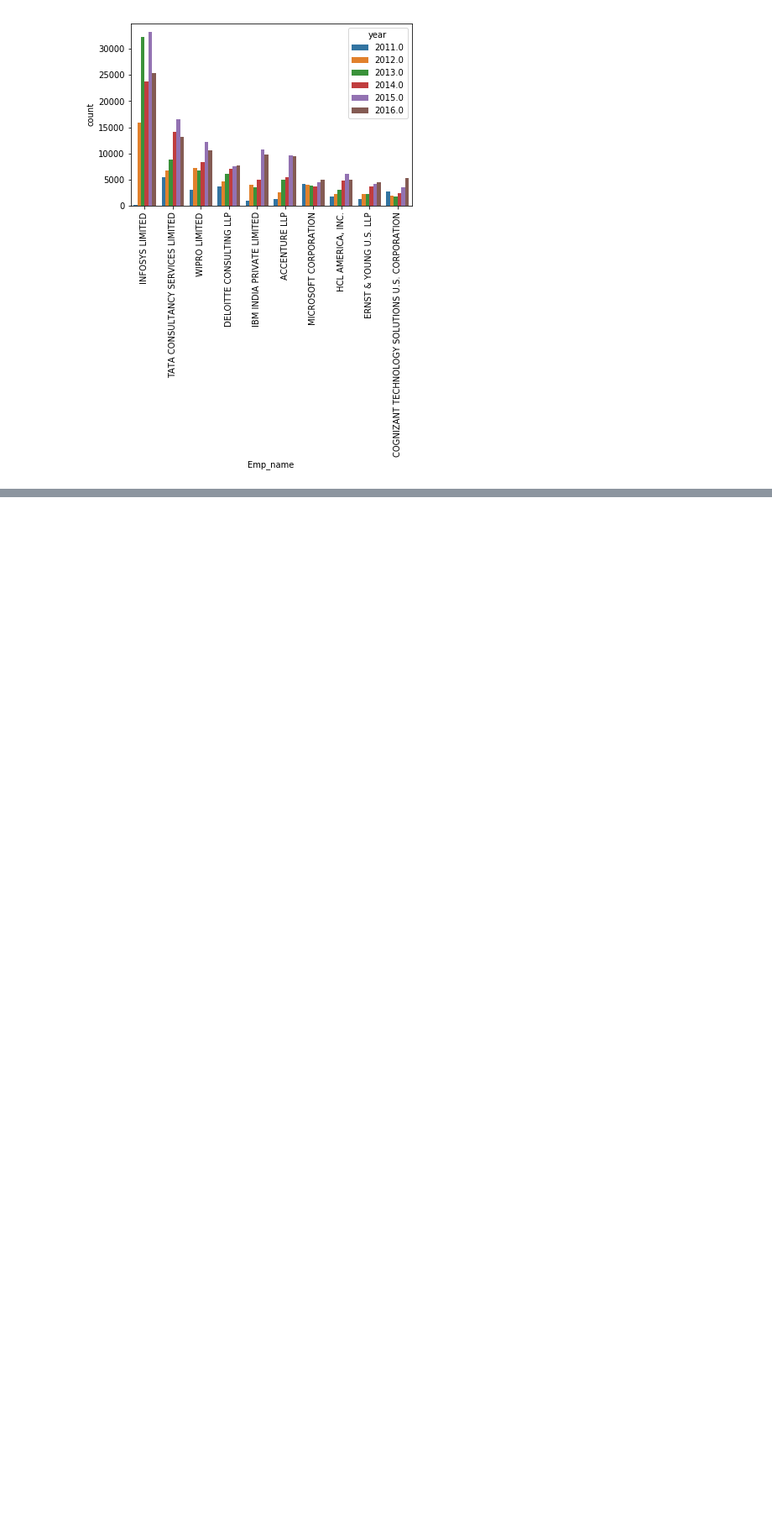
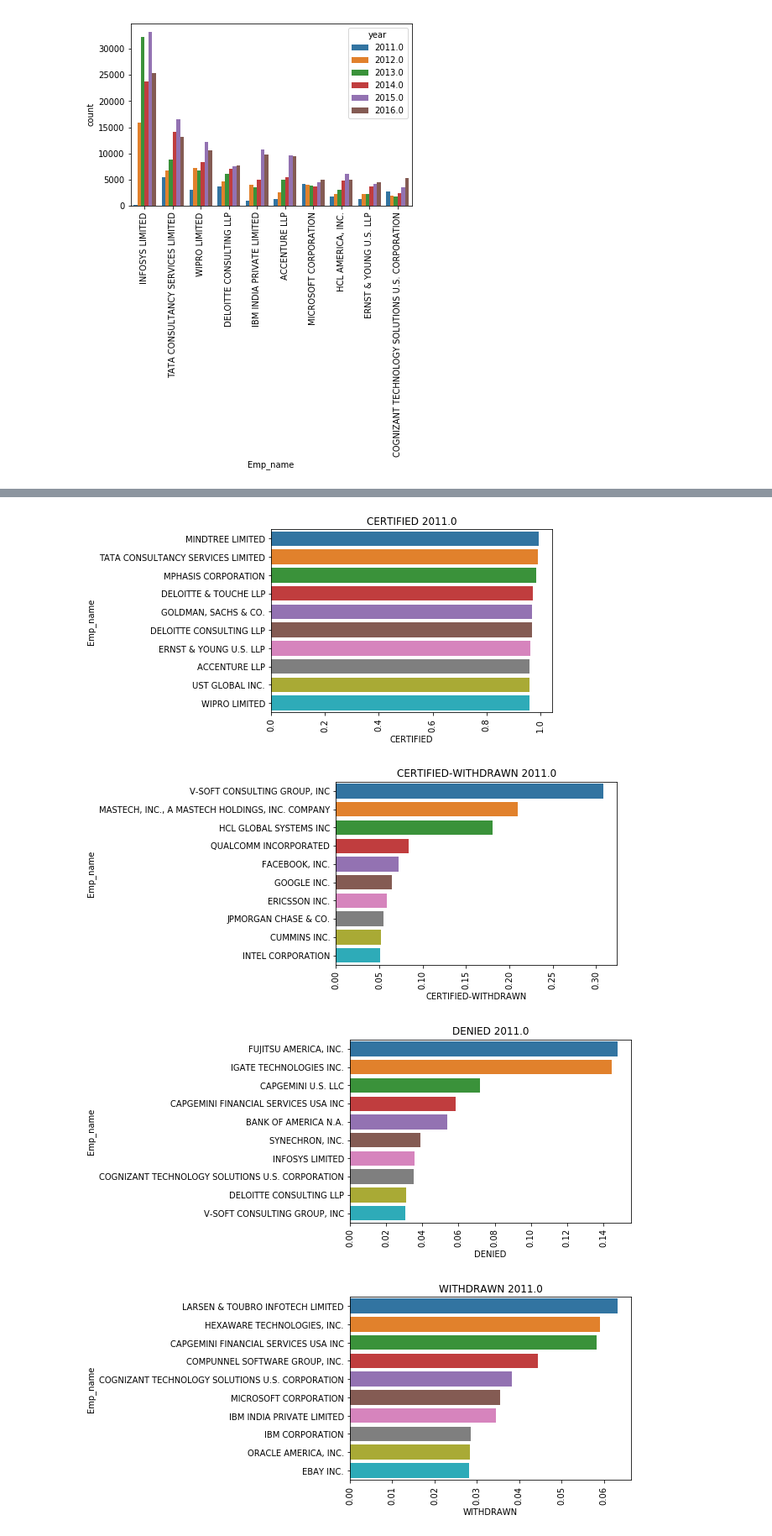
Before and after one commit to akash731/Kaggle-H1b_dataset, a Jupyter notebook: H1b-Visa-Dataset.ipynb, the cells around one changed output, grey strips where cells are left out. Shown at 84% size. Saved outputs shown, nothing was run; the diff lists cells and outputs as text; code cells hidden in the pictures; blank space fills up the shorter version.

```diff
--- a/H1b-Visa-Dataset.ipynb
+++ b/H1b-Visa-Dataset.ipynb
@@ -78,0 +86,10 @@ plt.show()
+# %%
+countlist=[]
+for i,j in df.groupby(by=['EMPLOYER_NAME']):
+    for k,q in j.groupby(by=['YEAR']):
+        total=len(q)
+        for a,b in q.groupby(by=['CASE_STATUS']):
+            countlist.append([i,k,a,len(b)/total])
+countlistdf=pd.DataFrame(countlist,columns=['Emp_name','year','status','count'])
+# %%
+top_50=company_total_df_dataframe.head(50)['Emp_name'].tolist()
@@ -78,0 +106,23 @@ plt.show()
+# %%
+for i in sorted(countlistdf['year'].unique().tolist()):
+    for j in sorted(countlistdf.status.unique().tolist()):
+
+
+        try:
+            dummy=pd.pivot_table(countlistdf[(countlistdf['Emp_name'].isin(top_50))&
+                                  (countlistdf['year']==i)],
+                                 index=['Emp_name','year'],
+                       columns='status', values='count').sort_values(by=[j],ascending=False)[[j]].head(10)
+            sns.barplot(data=dummy,y=dummy.index.get_level_values('Emp_name'),x=j,orient='h')
+
+            plt.xticks(rotation=90)
+            plt.title('{} {}'.format(j,i))
+            plt.figure()
+        except:
+            pass
+plt.show()
+# %% [output]
+[figure, added]
+[figure, added]
+[figure, added]
+[figure, added]
```
Also changed, not shown: parts of 4 cells of this notebook.
